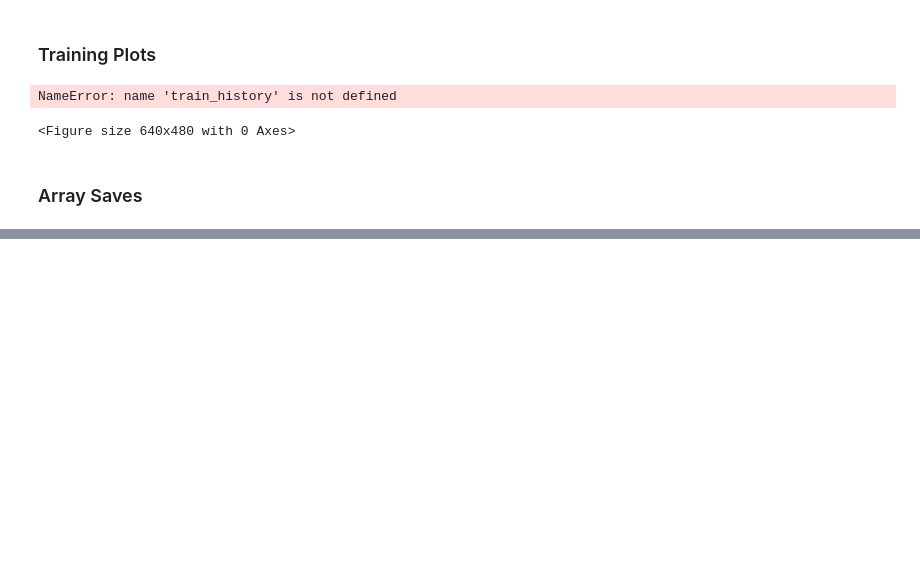
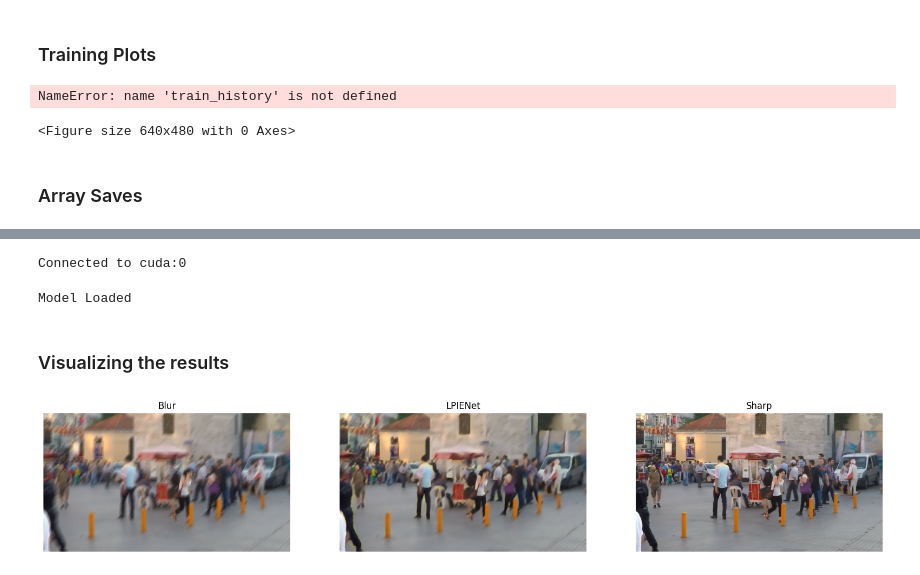
Before and after one commit to mings-k/LPIENet_study, a Jupyter notebook: Model/LPIENet.ipynb, the cells around one changed output, grey strips where cells are left out. Drawn from its saved outputs; the diff is of its cells as text; code cells hidden in the pictures; blank space fills up the shorter version.

```diff
--- a/Model/LPIENet.ipynb
+++ b/Model/LPIENet.ipynb
@@ -437,0 +441,55 @@ np.save('Saves/Arrays/train_history.npy',np_train_history)
+# %%
+device = torch.device('cuda:0' if torch.cuda.is_available() else 'cpu')
+print("Connected to {}".format(device))
+# %% [output]
+Connected to cuda:0
+# %%
+from model import LPIENet
+model = LPIENet(3, 3, [16, 32, 64], [32, 16])
+model.load_state_dict(torch.load('best.pth'))
+model.to(device)
+print("Model Loaded")
+# %% [output]
+Model Loaded
+# %% [markdown]
+### Visualizing the results
+# %%
+img_path_blur = 'GOPRO_Large/test/GOPR0384_11_00/blur/000001.png'
+img_path_sharp = 'GOPRO_Large/test/GOPR0384_11_00/sharp/000001.png'
+
+
+transform = transforms.Compose([
+    transforms.ToPILImage(),
+    transforms.CenterCrop((540,960)),
+    transforms.ToTensor(),
+])
+
+img_blur = read_image(img_path_blur, mode=ImageReadMode.RGB)
+img_blur = transform(img_blur)
+
+img_sharp = read_image(img_path_sharp, mode=ImageReadMode.RGB)
+img_sharp = transform(img_sharp)
+# %%
+# artifact를 피하기 위해 clip을 사용함
+p = 1e-5
+batch = img_blur.reshape(1, 3, 540, 960)
+batch = batch.to(device)
+result = model(batch).clip(0, 1-p)
+# %%
+# Plotting the images
+plt.figure(figsize=(20,10))
+plt.subplot(131)
+plt.imshow(img_blur.permute(1, 2, 0))
+plt.title("Blur")
+plt.axis(False)
+plt.subplot(132)
+plt.imshow(result[0].cpu().permute(1, 2, 0).detach().numpy())
+plt.title("LPIENet")
+plt.axis(False)
+plt.subplot(133)
+plt.imshow(img_sharp.permute(1, 2, 0))
+plt.title("Sharp")
+plt.axis(False)
+plt.show()
+# %% [output]
+[figure, added]
```
Also changed, not shown: parts of 4 cells of this notebook, 2 other files.
